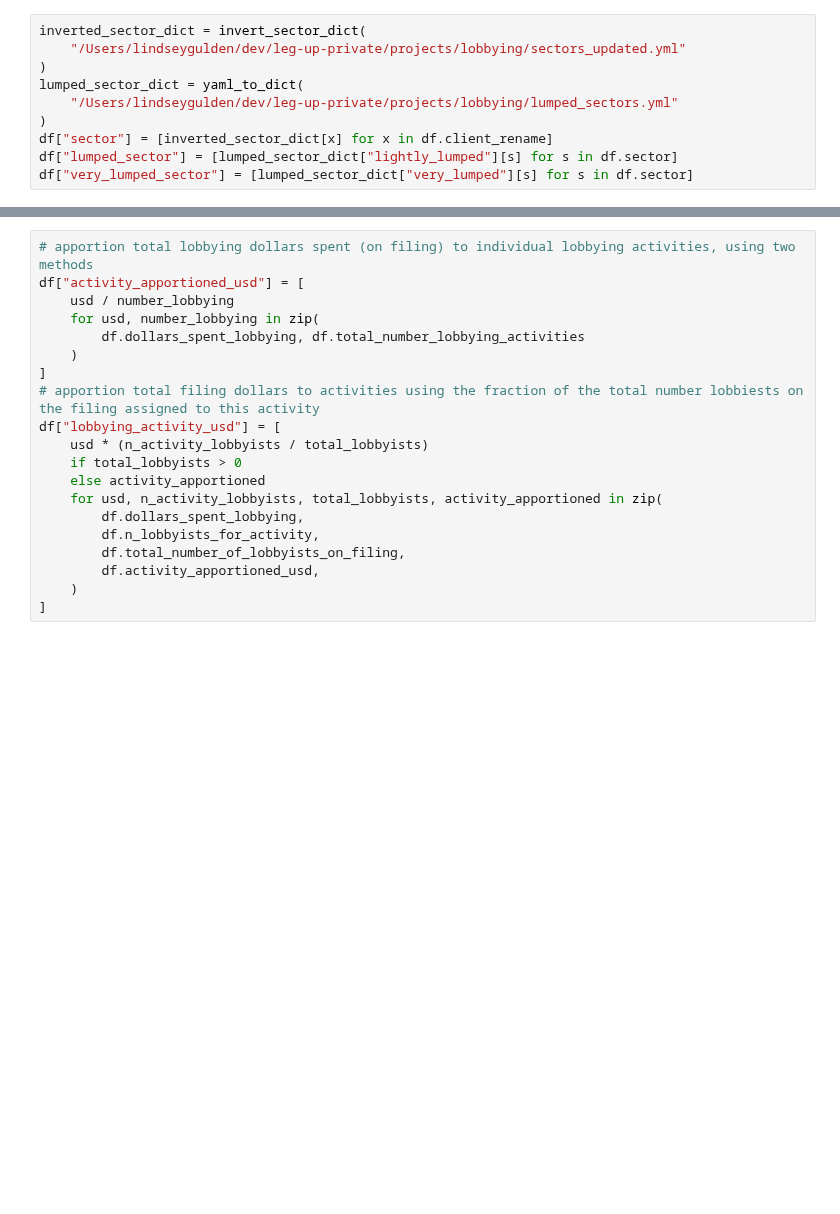
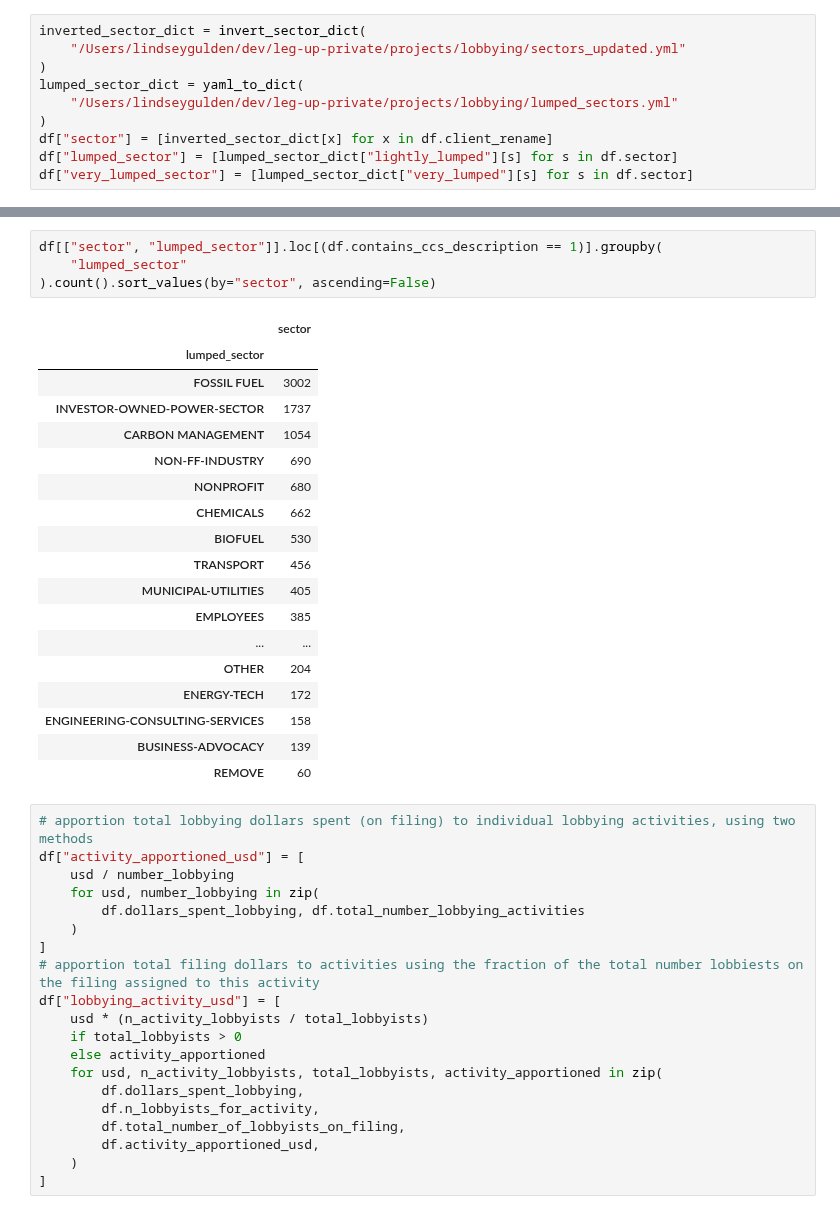
Before and after one commit to lindseygulden/leg-up, a Jupyter notebook: projects/lobbying/lobbying.ipynb, the cells around one changed output, grey strips where cells are left out. Saved outputs shown, nothing was run; the diff lists cells and outputs as text; blank space fills up the shorter version.

```diff
--- a/projects/lobbying/lobbying.ipynb
+++ b/projects/lobbying/lobbying.ipynb
@@ -677,3 +713,26 @@ df[
+# %%
+df[["sector", "lumped_sector"]].loc[(df.contains_ccs_description == 1)].groupby(
+    "lumped_sector"
+).count().sort_values(by="sector", ascending=False)
+# %% [output]
+|  | sector |
+| lumped_sector |  |
+| FOSSIL FUEL | 3002 |
+| INVESTOR-OWNED-POWER-SECTOR | 1737 |
+| CARBON MANAGEMENT | 1054 |
+| NON-FF-INDUSTRY | 690 |
+| NONPROFIT | 680 |
+| CHEMICALS | 662 |
+| BIOFUEL | 530 |
+| TRANSPORT | 456 |
+| MUNICIPAL-UTILITIES | 405 |
+| EMPLOYEES | 385 |
+| ... | ... |
+| OTHER | 204 |
+| ENERGY-TECH | 172 |
+| ENGINEERING-CONSULTING-SERVICES | 158 |
+| BUSINESS-ADVOCACY | 139 |
+| REMOVE | 60 |
 # %%
 # apportion total lobbying dollars spent (on filing) to individual lobbying activities, using two methods
 df["activity_apportioned_usd"] = [
```
Also changed, not shown: parts of 22 cells of this notebook, 3 other files.
